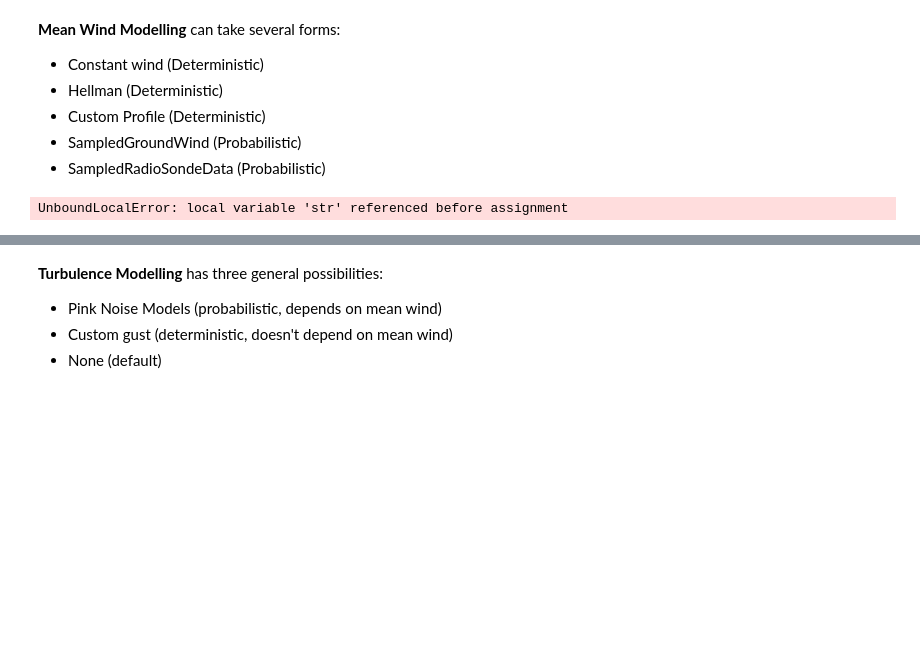
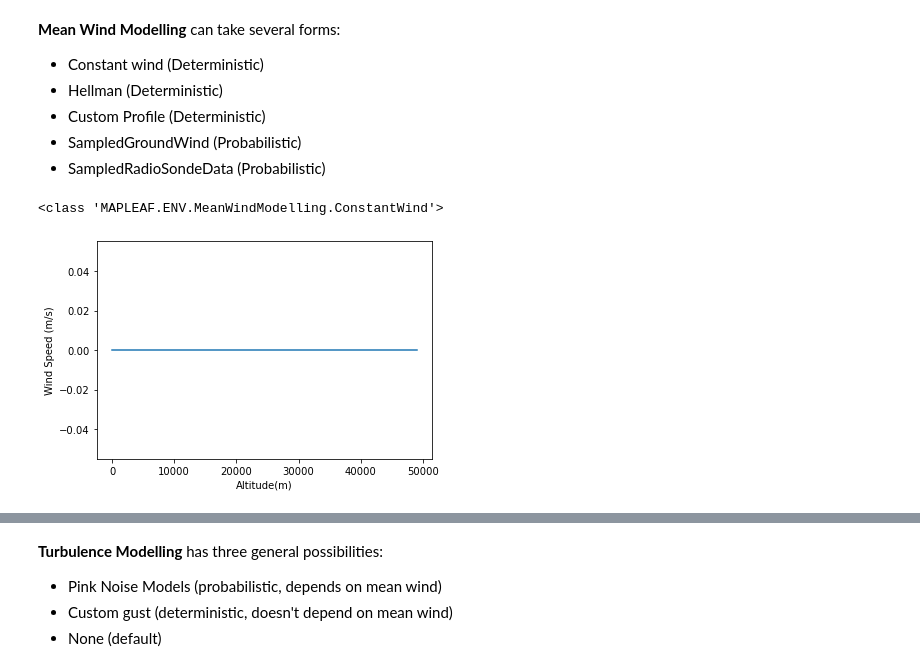
Before and after one commit to henrystoldt/MAPLEAF, a Jupyter notebook: Simulating the Environment.ipynb, the cells around one changed output, grey strips where cells are left out. Cells and saved outputs as stored; diff of their text form; code cells hidden in the pictures; blank space fills up the shorter version.

```diff
--- a/Simulating the Environment.ipynb
+++ b/Simulating the Environment.ipynb
@@ -21,32 +21,32 @@ All the models end up tied together by the Environment class, which is what the
 - SampledRadioSondeData (Probabilistic)
 # %%
 from MAPLEAF.ENV import meanWindModelFactory
-from MAPLEAF.IO import SimDefinition
+from MAPLEAF.IO import SimDefinition, SubDictReader
 import matplotlib.pyplot as plt
 
 simDef = SimDefinition("MAPLEAF/Examples/Simulations/Wind.mapleaf")
+envReader = SubDictReader("Environment", simDef)
 
 ### Remove keys that make probabilistic models deterministic
 randomSeedKeys = simDef.findKeysContaining("randomSeed")
-print(randomSeedKeys)
 for key in randomSeedKeys:
     simDef.removeKey(key)
 
 # Try out constant model (default)
-simDef.setValue("Environment.MeanWindModel", "Constant")
-
-windModel = meanWindModelFactory(simDef, silent=True)
+windModel = meanWindModelFactory()
 
 def plotWinds(model):
     altitudes = list(range(0, 50000, 1000))
     winds = [ model.getMeanWind(a).length() for a in altitudes]
     plt.plot(altitudes, winds)
     plt.xlabel("Altitude(m)")
     plt.ylabel("Wind Speed (m/s)")
 
+print(type(windModel))
 plotWinds(windModel)
 # %% [output]
-UnboundLocalError: local variable 'str' referenced before assignment
+<class 'MAPLEAF.ENV.MeanWindModelling.ConstantWind'>
+[figure, added]
 # %%
 # Hellman is a simple model for very low altitudes
 simDef.setValue("Environment.MeanWindModel", "Hellman")
```
Also changed, not shown: parts of 21 cells of this notebook, 2 other files.
